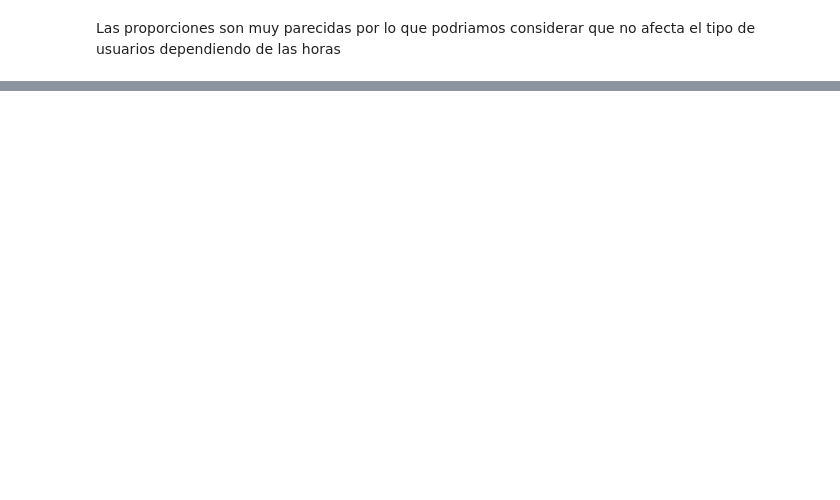
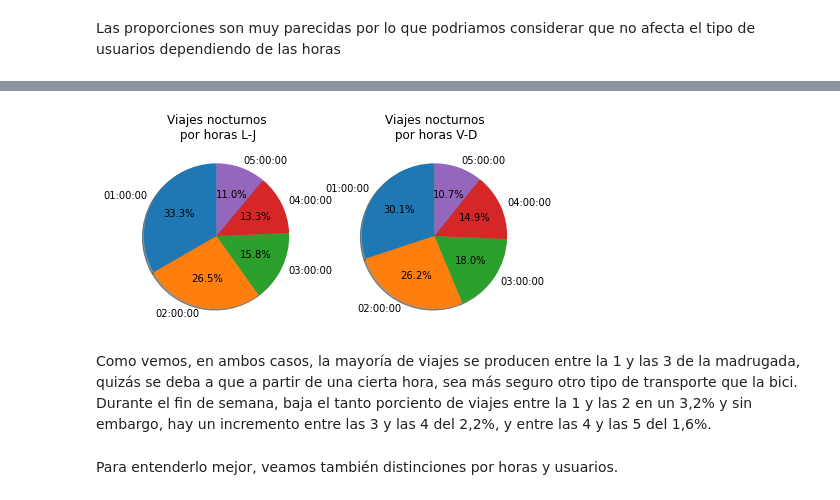
Before and after one commit to ParalelaUCM/biciMAD, a Jupyter notebook: PracticaSpark.ipynb, the cells around one changed output, grey strips where cells are left out. Drawn from its saved outputs; the diff is of its cells as text; code cells hidden in the pictures; blank space fills up the shorter version.

```diff
--- a/PracticaSpark.ipynb
+++ b/PracticaSpark.ipynb
@@ -151,0 +233,9 @@ Las proporciones son muy parecidas por lo que podriamos considerar que no afecta
+# %%
+def movimientosPorHoras(line):
+  data= json.loads(line)
+  hora= data['unplug_hourTime']['$date'][11:19]
+  user=data['user_type']
+  return hora, user
+rddHoras=rddNocturna.map(movimientosPorHoras)
+time_data=rddHoras.countByKey()
+time_data
@@ -151,0 +249,4 @@ Las proporciones son muy parecidas por lo que podriamos considerar que no afecta
+# %%
+rddHorasWeekend=rddWeekend.map(movimientosPorHoras)
+weekend_time_data = rddHorasWeekend.countByKey()
+weekend_time_data
@@ -151,0 +260,19 @@ Las proporciones son muy parecidas por lo que podriamos considerar que no afecta
+# %%
+fig=plt.figure()
+fig.subplots_adjust(bottom=0.025, left=0.05, top = 0.975, right=0.975)
+fig.add_subplot(1,2,1)
+plt.pie(list(time_data.values()), labels=list(time_data.keys()),
+        autopct='%1.1f%%', shadow=True, startangle=90)
+plt.title('Viajes nocturnos\n por horas L-J')
+fig.add_subplot(1,2,2)
+plt.pie(list(weekend_time_data.values()), labels=list(weekend_time_data.keys()),
+        autopct='%1.1f%%', shadow=True, startangle=90)
+plt.title('Viajes nocturnos\n por horas V-D')
+plt.show()
+# %% [output]
+[figure, added]
+# %% [markdown]
+Como vemos, en ambos casos, la mayoría de viajes se producen entre la 1 y las 3 de la madrugada, quizás se deba a que a partir de una cierta hora, sea más seguro otro tipo de transporte que la bici.
+Durante el fin de semana, baja el tanto porciento de viajes entre la 1 y las 2 en un 3,2% y sin embargo, hay un incremento entre las 3 y las 4 del 2,2%, y entre las 4 y las 5 del 1,6%.
+# %% [markdown]
+Para entenderlo mejor, veamos también distinciones por horas y usuarios.
```
Also changed, not shown: parts of 20 cells of this notebook.
